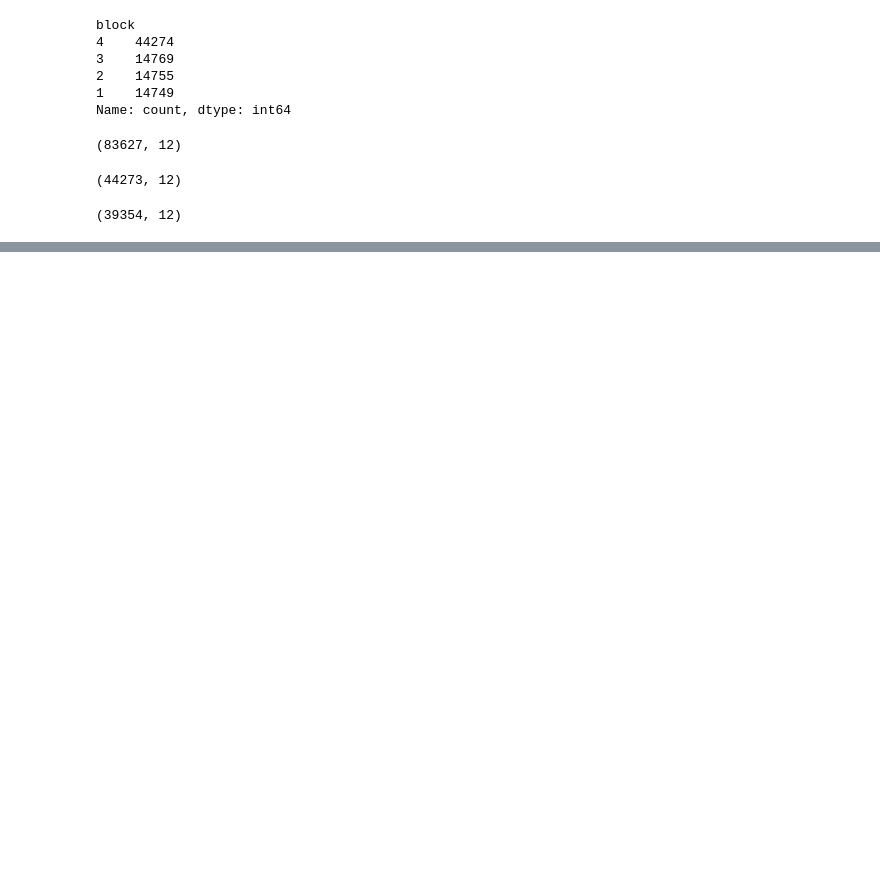
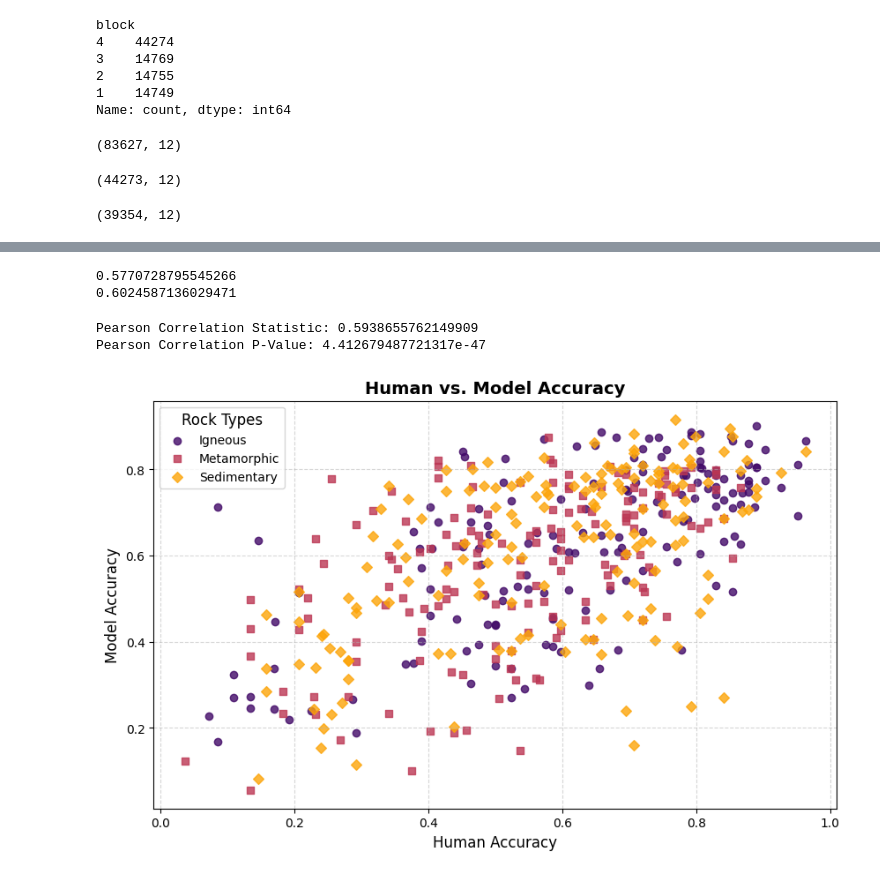
Before and after one commit to jackyeung99/Applied_Machine_Learning, a Jupyter notebook: Assignment02/Q1.ipynb, the cells around one changed output, grey strips where cells are left out. Saved outputs shown, nothing was run; the diff lists cells and outputs as text; code cells hidden in the pictures; blank space fills up the shorter version.

```diff
--- a/Assignment02/Q1.ipynb
+++ b/Assignment02/Q1.ipynb
@@ -929,0 +918,8 @@ Name: count, Length: 480, dtype: int64
+# %%
+
+model_prob = vc_soft.predict_proba(DATA_DF[FEATURES])
+labels = DATA_DF[TARGET_VARIABLE]
+prob_df = pd.DataFrame(model_prob, columns=["Prob_class_igneous", "Prob_class_metamorphic", "Prob_class_sedimentary"])
+
+prob_df['True_Label'] = labels.values
+prob_df
@@ -929,0 +940,44 @@ Name: count, Length: 480, dtype: int64
+# %%
+group_means['Model_Performance'] = prob_df.apply(lambda row: row[int(row['True_Label'])-1], axis=1)
+group_means['Label'] = prob_df['True_Label']
+group_means['Differential'] = group_means['Avg_Human_Accuracy'] - group_means['Model_Performance']
+
+print(group_means['Avg_Human_Accuracy'].mean())
+print(group_means['Model_Performance'].mean())
+# %% [output]
+0.5770728795545266
+0.6024587136029471
+# %%
+stat, p_value = pearsonr(group_means["Avg_Human_Accuracy"], group_means["Model_Performance"])
+print(f"Pearson Correlation Statistic: {stat}")
+print(f"Pearson Correlation P-Value: {p_value}")
+
+
+markers = {1: 'o', 2: 's', 3: 'D'}
+cmap = [plt.cm.inferno(i) for i in [0.2, 0.5, 0.8]]
+class_names = ['Igneous', 'Metamorphic', 'Sedimentary']
+
+plt.figure(figsize=(10, 6))
+
+for i, label in enumerate(group_means['Label'].unique()):
+    subset = group_means[group_means['Label'] == label]
+    plt.scatter(
+        subset['Avg_Human_Accuracy'],
+        subset['Model_Performance'],
+        c=[cmap[i]],
+        marker=markers[label],
+        label=f"{class_names[i]}",
+        alpha=0.8
+    )
+
+# Add labels, title, and legend
+plt.xlabel('Human Accuracy', fontsize=12)
+plt.ylabel('Model Accuracy', fontsize=12)
+plt.title('Human vs. Model Accuracy', fontsize=14, fontweight='bold')
+plt.legend(title='Rock Types', title_fontsize=12, fontsize=10, loc='upper left')
+plt.grid(True, linestyle='--', alpha=0.5)
+plt.show()
+# %% [output]
+Pearson Correlation Statistic: 0.5938655762149909
+Pearson Correlation P-Value: 4.412679487721317e-47
+[figure, added]
```
Also changed, not shown: parts of 27 cells of this notebook.
